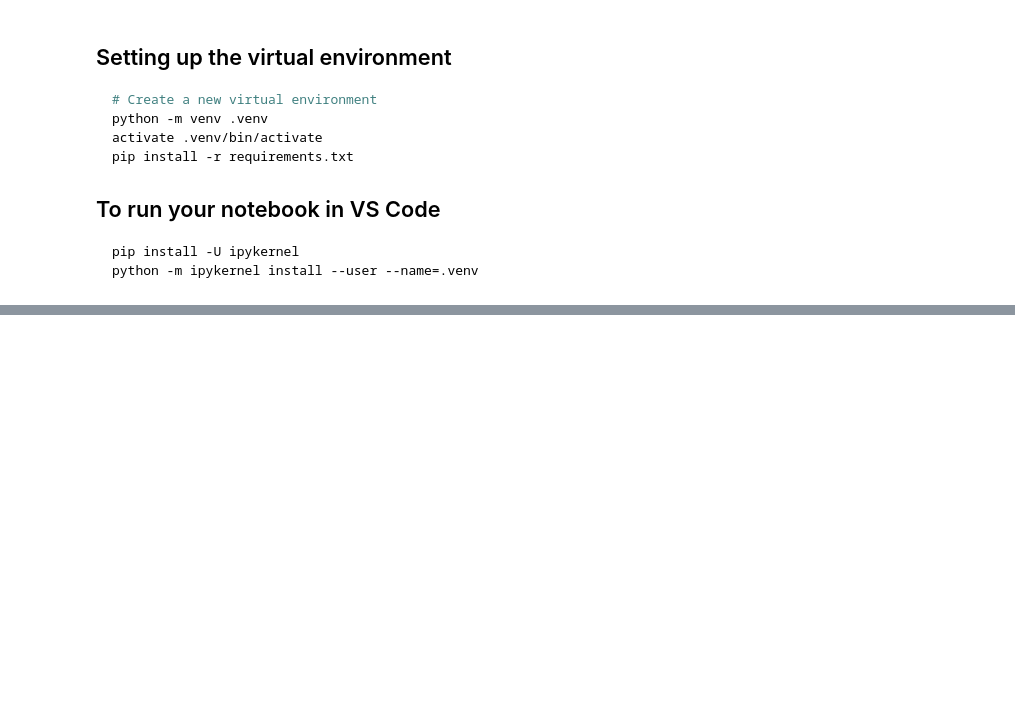
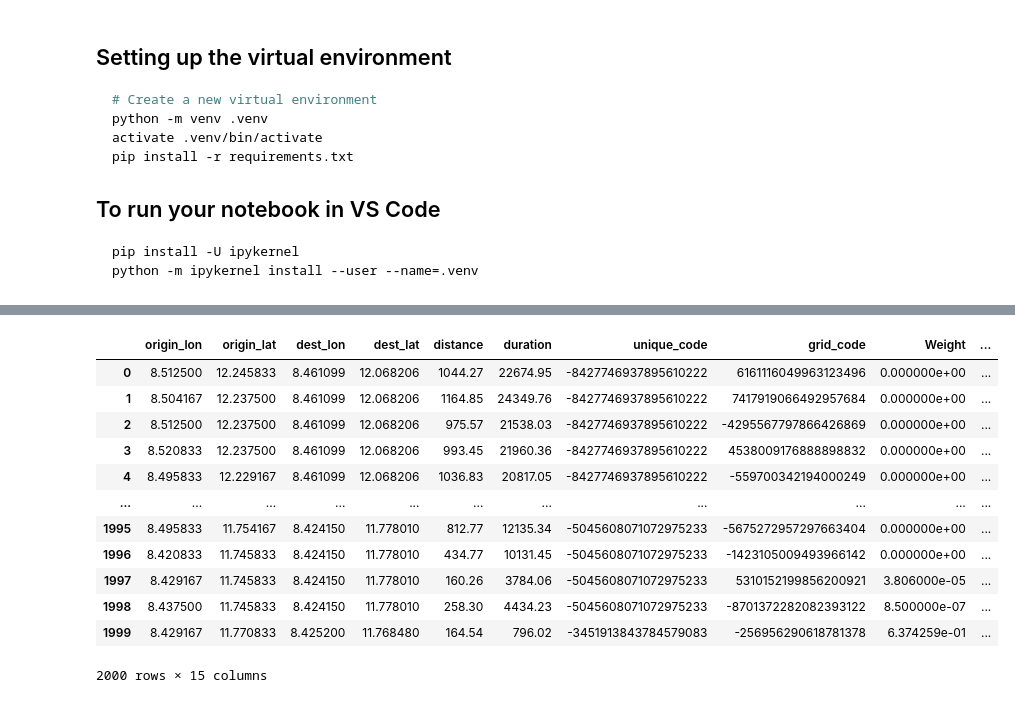
Before and after one commit to urbanbigdatacentre/ideamaps-models, a Jupyter notebook: models/emergency-maternal-care/scripts/Health_Care_Access_Kano_V2.ipynb, the cells around one changed output, grey strips where cells are left out. Saved outputs shown, nothing was run; the diff lists cells and outputs as text; code cells hidden in the pictures; blank space fills up the shorter version.

```diff
--- a/models/emergency-maternal-care/scripts/Health_Care_Access_Kano_V2.ipynb
+++ b/models/emergency-maternal-care/scripts/Health_Care_Access_Kano_V2.ipynb
@@ -189,0 +451,32 @@ We will follow these steps:
+# %%
+# Compute the Supply-Demand Ratio (Rj)
+origin_dest_acc['supply_demand_ratio'] = 1 / origin_dest_acc.Pop_W_S
+origin_dest_acc['supply_demand_ratio'].replace([np.inf, np.nan], 0, inplace=True)
+# %%
+# Calculate Rj * Weight for Each Grid Cell
+origin_dest_acc['supply_W'] = origin_dest_acc['supply_demand_ratio'] * origin_dest_acc.Weight
+# %%
+# Compute Accessibility Index (Ai) for Each Grid Cell
+origin_dest_acc['Accessibility'] = origin_dest_acc.groupby('grid_code')['supply_W'].transform('sum')
+# %%
+# Normalize
+from sklearn.preprocessing import MinMaxScaler
+
+scaler = MinMaxScaler()
+origin_dest_acc['Accessibility_standard'] = scaler.fit_transform(origin_dest_acc[['Accessibility']])
+# %%
+origin_dest_acc
+# %% [output]
+|  | origin_lon | origin_lat | dest_lon | dest_lat | distance | duration | unique_code | grid_code | Weight | ... |
+| 0 | 8.512500 | 12.245833 | 8.461099 | 12.068206 | 1044.27 | 22674.95 | -8427746937895610222 | 6161116049963123496 | 0.000000e+00 | ... |
+| 1 | 8.504167 | 12.237500 | 8.461099 | 12.068206 | 1164.85 | 24349.76 | -8427746937895610222 | 7417919066492957684 | 0.000000e+00 | ... |
+| 2 | 8.512500 | 12.237500 | 8.461099 | 12.068206 | 975.57 | 21538.03 | -8427746937895610222 | -4295567797866426869 | 0.000000e+00 | ... |
+| 3 | 8.520833 | 12.237500 | 8.461099 | 12.068206 | 993.45 | 21960.36 | -8427746937895610222 | 4538009176888898832 | 0.000000e+00 | ... |
+| 4 | 8.495833 | 12.229167 | 8.461099 | 12.068206 | 1036.83 | 20817.05 | -8427746937895610222 | -559700342194000249 | 0.000000e+00 | ... |
+| ... | ... | ... | ... | ... | ... | ... | ... | ... | ... | ... |
+| 1995 | 8.495833 | 11.754167 | 8.424150 | 11.778010 | 812.77 | 12135.34 | -5045608071072975233 | -5675272957297663404 | 0.000000e+00 | ... |
+| 1996 | 8.420833 | 11.745833 | 8.424150 | 11.778010 | 434.77 | 10131.45 | -5045608071072975233 | -1423105009493966142 | 0.000000e+00 | ... |
+| 1997 | 8.429167 | 11.745833 | 8.424150 | 11.778010 | 160.26 | 3784.06 | -5045608071072975233 | 5310152199856200921 | 3.806000e-05 | ... |
+| 1998 | 8.437500 | 11.745833 | 8.424150 | 11.778010 | 258.30 | 4434.23 | -5045608071072975233 | -8701372282082393122 | 8.500000e-07 | ... |
+| 1999 | 8.429167 | 11.770833 | 8.425200 | 11.768480 | 164.54 | 796.02 | -3451913843784579083 | -256956290618781378 | 6.374259e-01 | ... |
+2000 rows × 15 columns
```
Also changed, not shown: parts of 51 cells of this notebook, 1 other file.
